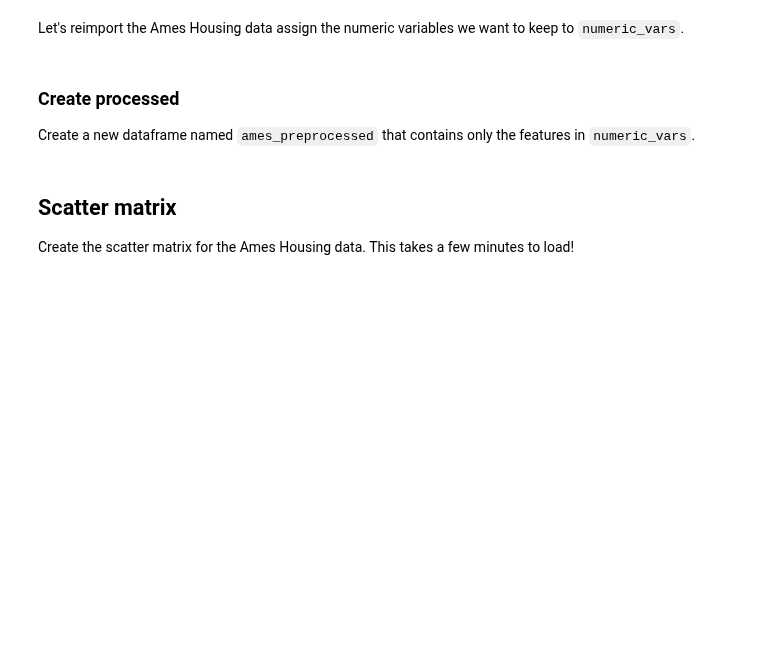
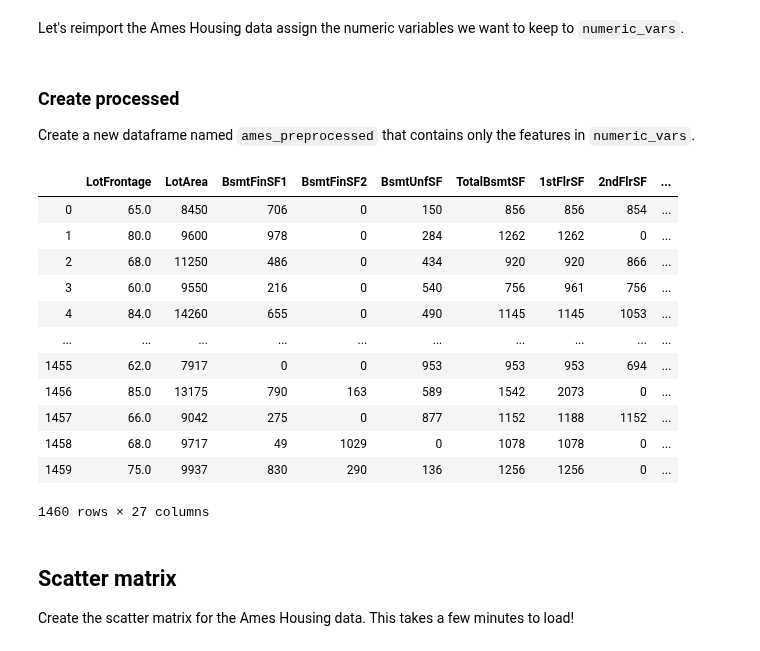
Before and after one commit to polyglottraveler/dsc-multicollinearity-of-features-lab-hbs-ds-060120, a Jupyter notebook: index.ipynb, the cells around one changed output. Cells and saved outputs as stored; diff of their text form; code cells hidden in the pictures; blank space fills up the shorter version.

```diff
--- a/index.ipynb
+++ b/index.ipynb
@@ -40,7 +40,22 @@ Create a new dataframe named `ames_preprocessed` that contains only the features
 # %%
 # create single dataframe called ames_preprocessed
 
 ames_preprocessed = ames[[c for c in ames.columns if c in numeric_vars]]
+ames_preprocessed
+# %% [output]
+|  | LotFrontage | LotArea | BsmtFinSF1 | BsmtFinSF2 | BsmtUnfSF | TotalBsmtSF | 1stFlrSF | 2ndFlrSF | ... |
+| 0 | 65.0 | 8450 | 706 | 0 | 150 | 856 | 856 | 854 | ... |
+| 1 | 80.0 | 9600 | 978 | 0 | 284 | 1262 | 1262 | 0 | ... |
+| 2 | 68.0 | 11250 | 486 | 0 | 434 | 920 | 920 | 866 | ... |
+| 3 | 60.0 | 9550 | 216 | 0 | 540 | 756 | 961 | 756 | ... |
+| 4 | 84.0 | 14260 | 655 | 0 | 490 | 1145 | 1145 | 1053 | ... |
+| ... | ... | ... | ... | ... | ... | ... | ... | ... | ... |
+| 1455 | 62.0 | 7917 | 0 | 0 | 953 | 953 | 953 | 694 | ... |
+| 1456 | 85.0 | 13175 | 790 | 163 | 589 | 1542 | 2073 | 0 | ... |
+| 1457 | 66.0 | 9042 | 275 | 0 | 877 | 1152 | 1188 | 1152 | ... |
+| 1458 | 68.0 | 9717 | 49 | 1029 | 0 | 1078 | 1078 | 0 | ... |
+| 1459 | 75.0 | 9937 | 830 | 290 | 136 | 1256 | 1256 | 0 | ... |
+1460 rows × 27 columns
 # %% [markdown]
 ## Scatter matrix
 Create the scatter matrix for the Ames Housing data. This takes a few minutes to load!
```
